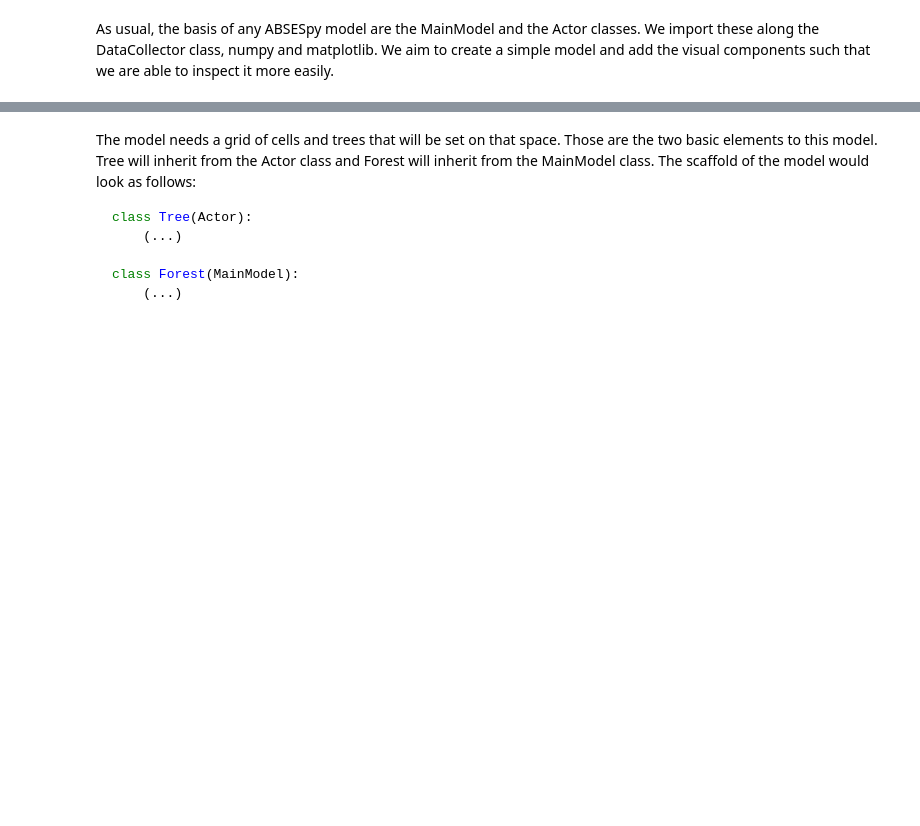
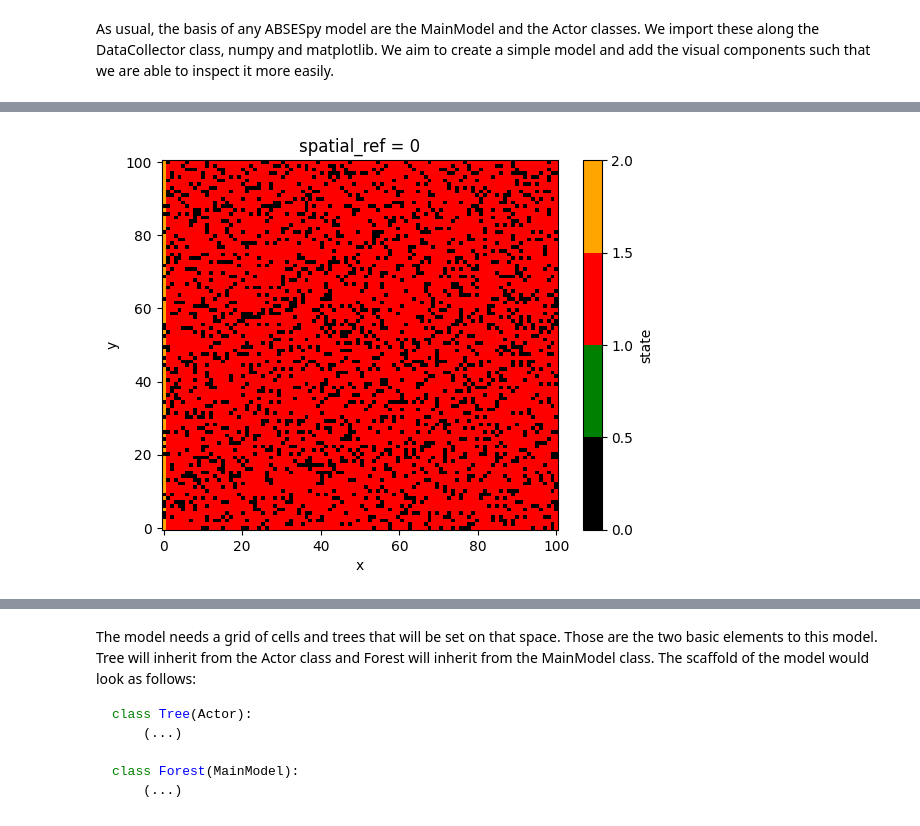
Before and after one commit to SongshGeoLab/ABSESpy, a Jupyter notebook: docs/tutorial/beginner/fire_tutorial.ipynb, the cells around one changed output, grey strips where cells are left out. Cells and saved outputs as stored; diff of their text form; code cells hidden in the pictures; blank space fills up the shorter version.

Commit message:
test(tests): :white_check_mark: refacatoring forest fire example codes

```diff
--- a/docs/tutorial/beginner/fire_tutorial.ipynb
+++ b/docs/tutorial/beginner/fire_tutorial.ipynb
@@ -6,3 +6,10 @@ This notebook is based on the `fire` model implementation with Netlogo. You can
 The model simulates the spread of a fire in a forest. The fire spreads from tree to nearby trees. The model consist of a grid of any given size, where each cell may contain either one or no tree. The fire spreads to nearby trees only. The state of each tree is then represented graphically by the color of the cell. Untouched trees appear on green patches, burning trees appear on red patches, and burnt trees appear on orange patches. Whenever there is no tree on a patch, the patch is colored black.
 # %% [markdown]
 As usual, the basis of any ABSESpy model are the MainModel and the Actor classes. We import these along the DataCollector class, numpy and matplotlib. We aim to create a simple model and add the visual components such that we are able to inspect it more easily.
+# %%
+from tests.examples.fire import Forest
+
+cfg = {"model": {"density": 0.8, "shape": (100, 100)}, "time": {"end": 50}}
+
+model = Forest(parameters=cfg)
+model.setup()
@@ -8,0 +21,4 @@ As usual, the basis of any ABSESpy model are the MainModel and the Actor classes
+# %%
+model.plot_state()
+# %% [output]
+[figure, added]
```
Also changed, not shown: parts of 2 cells of this notebook, 2 other files.
